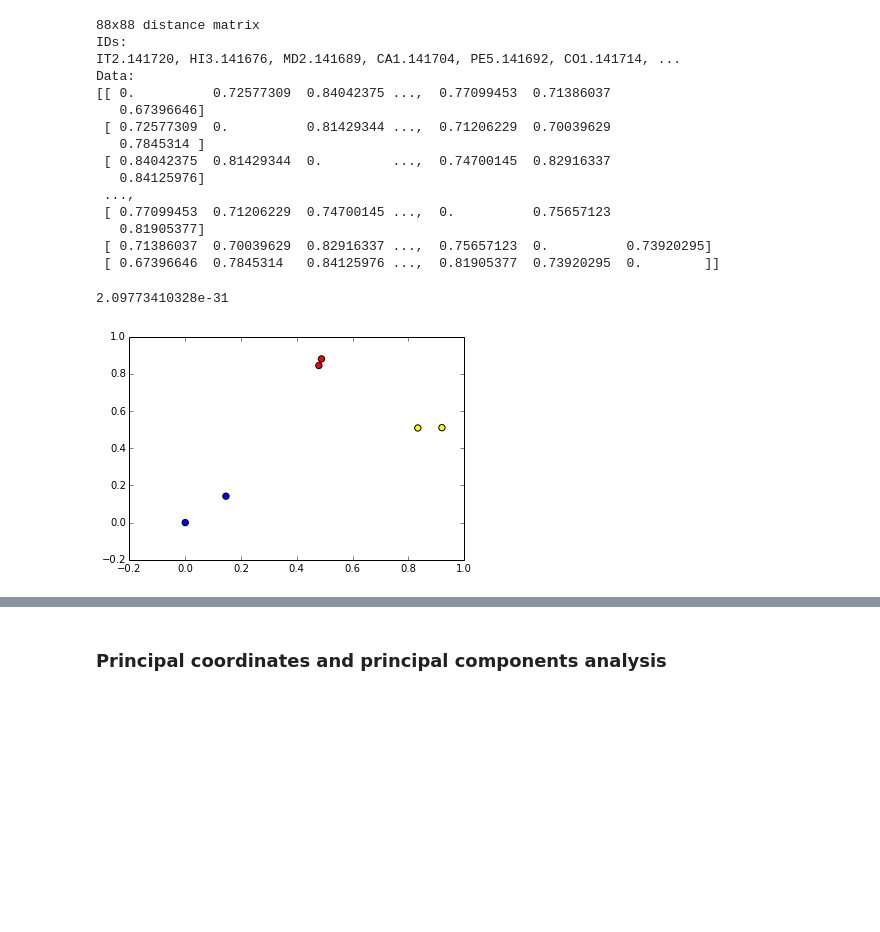
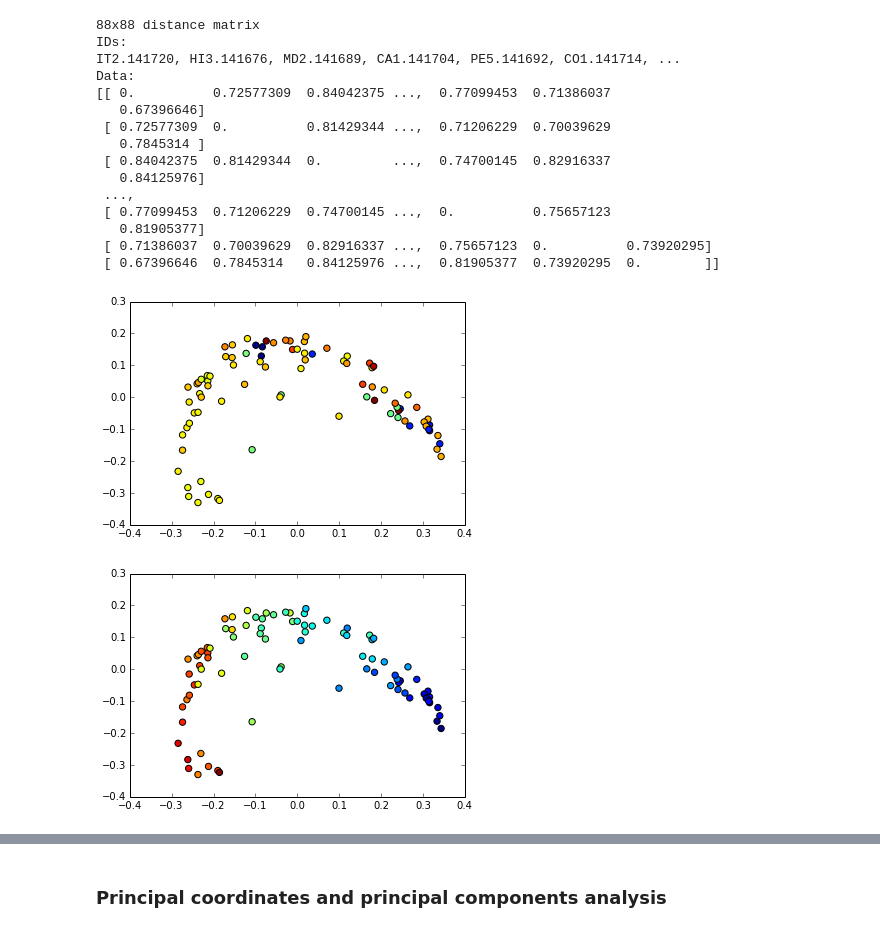
Before and after one commit to applied-bioinformatics/An-Introduction-To-Applied-Bioinformatics, a Jupyter notebook: applications/1-biological-diversity.ipynb, the cells around one changed output, grey strips where cells are left out. Saved outputs shown, nothing was run; the diff lists cells and outputs as text; code cells hidden in the pictures; blank space fills up the shorter version.

```diff
--- a/applications/1-biological-diversity.ipynb
+++ b/applications/1-biological-diversity.ipynb
@@ -1049,21 +1047,8 @@ pcoa_ids = pcoa_result.ids
 # %%
-ord_plot = scatter(pcoa_matrix[0], pcoa_matrix[1], s=40, c=[])
+ord_plot = scatter(soil_pcoa_matrix[0], soil_pcoa_matrix[1], s=40, c=soil_ordered_latitudes)
+# %% [output]
+[figure, added]
-# %%
-from skbio.maths.stats.spatial import procrustes
-
-d, a1_values = compute_axis_values(human_microbiome_dm, 'E', 'B')
-d, a2_values = compute_axis_values(human_microbiome_dm, 'E', 'D')
-d, alt_a1_values = compute_axis_values(human_microbiome_dm, 'B', 'E')
-d, alt_a2_values = compute_axis_values(human_microbiome_dm, 'D', 'E')
-
-matrix1 = [a1_values, a2_values]
-matrix2 = [alt_a1_values, alt_a2_values]
-
-transformed_matrix1, transformed_matrix2, m2 = procrustes(matrix1, matrix2)
-print m2
-# %% [output]
-2.09773410328e-31
 # %%
-ord_plot = scatter(matrix1[0], matrix1[1], s=40, c=c)
+ord_plot = scatter(soil_pcoa_matrix[0], soil_pcoa_matrix[1], s=40, c=soil_ordered_pHs)
 # %% [output]
-[figure, old version]
+[figure, new version]
```
Also changed, not shown: parts of 26 cells of this notebook.
